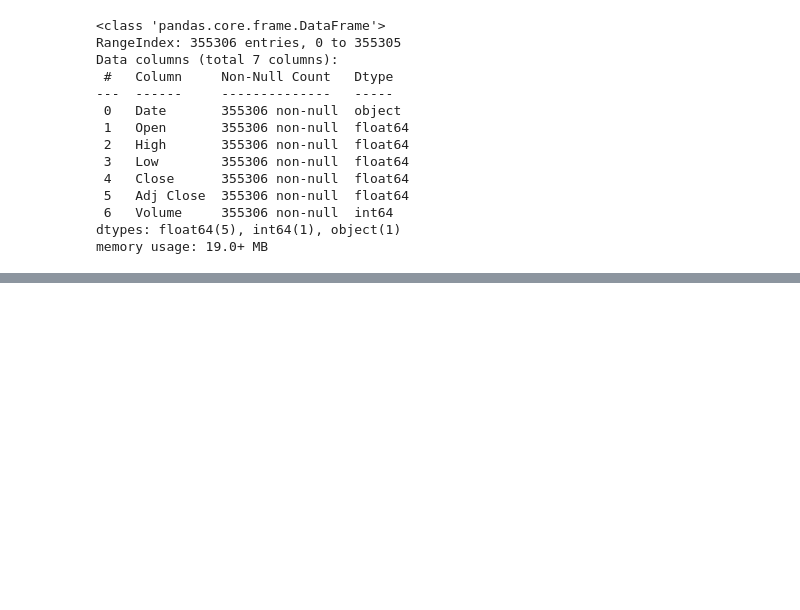
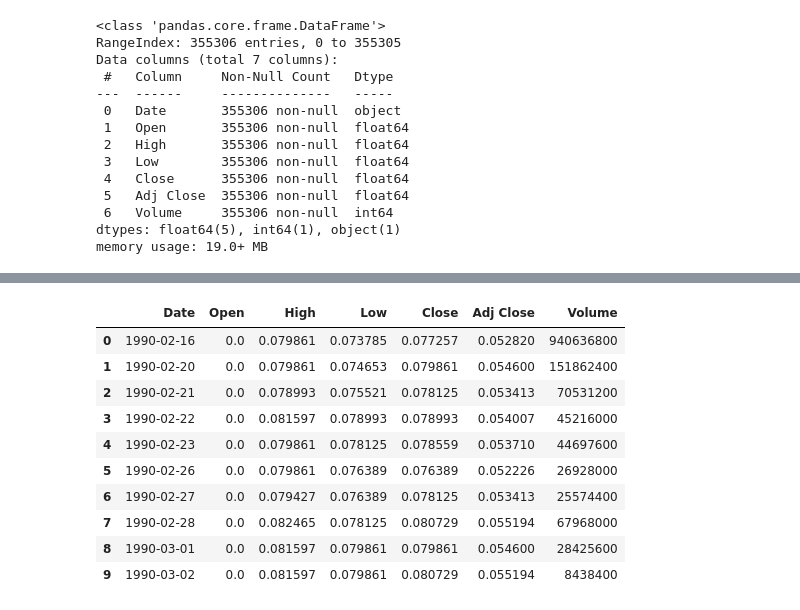
Before and after one commit to pNatTueku/basicPython, a Jupyter notebook: basic_combine_csv_files_with_4_line.ipynb, the cells around one changed output, grey strips where cells are left out. Cells and saved outputs as stored; diff of their text form; code cells hidden in the pictures; blank space fills up the shorter version.

```diff
--- a/basic_combine_csv_files_with_4_line.ipynb
+++ b/basic_combine_csv_files_with_4_line.ipynb
@@ -60,3 +60,18 @@ combined_df.describe()
 | 50% | 23.551016 | 23.843750 | 23.270000 | 23.561329 | 13.260249 | 4.681896e+06 |
 | 75% | 57.560001 | 58.180000 | 56.963829 | 57.570000 | 42.334503 | 1.002374e+07 |
 | max | 555.000000 | 558.099976 | 550.130005 | 555.150024 | 551.089966 | 7.421641e+09 |
+# %%
+data = combined_df.copy()
+data.head(10)
+# %% [output]
+|  | Date | Open | High | Low | Close | Adj Close | Volume |
+| 0 | 1990-02-16 | 0.0 | 0.079861 | 0.073785 | 0.077257 | 0.052820 | 940636800 |
+| 1 | 1990-02-20 | 0.0 | 0.079861 | 0.074653 | 0.079861 | 0.054600 | 151862400 |
+| 2 | 1990-02-21 | 0.0 | 0.078993 | 0.075521 | 0.078125 | 0.053413 | 70531200 |
+| 3 | 1990-02-22 | 0.0 | 0.081597 | 0.078993 | 0.078993 | 0.054007 | 45216000 |
+| 4 | 1990-02-23 | 0.0 | 0.079861 | 0.078125 | 0.078559 | 0.053710 | 44697600 |
+| 5 | 1990-02-26 | 0.0 | 0.079861 | 0.076389 | 0.076389 | 0.052226 | 26928000 |
+| 6 | 1990-02-27 | 0.0 | 0.079427 | 0.076389 | 0.078125 | 0.053413 | 25574400 |
+| 7 | 1990-02-28 | 0.0 | 0.082465 | 0.078125 | 0.080729 | 0.055194 | 67968000 |
+| 8 | 1990-03-01 | 0.0 | 0.081597 | 0.079861 | 0.079861 | 0.054600 | 28425600 |
+| 9 | 1990-03-02 | 0.0 | 0.081597 | 0.079861 | 0.080729 | 0.055194 | 8438400 |
```
Also changed, not shown: parts of 5 cells of this notebook.
